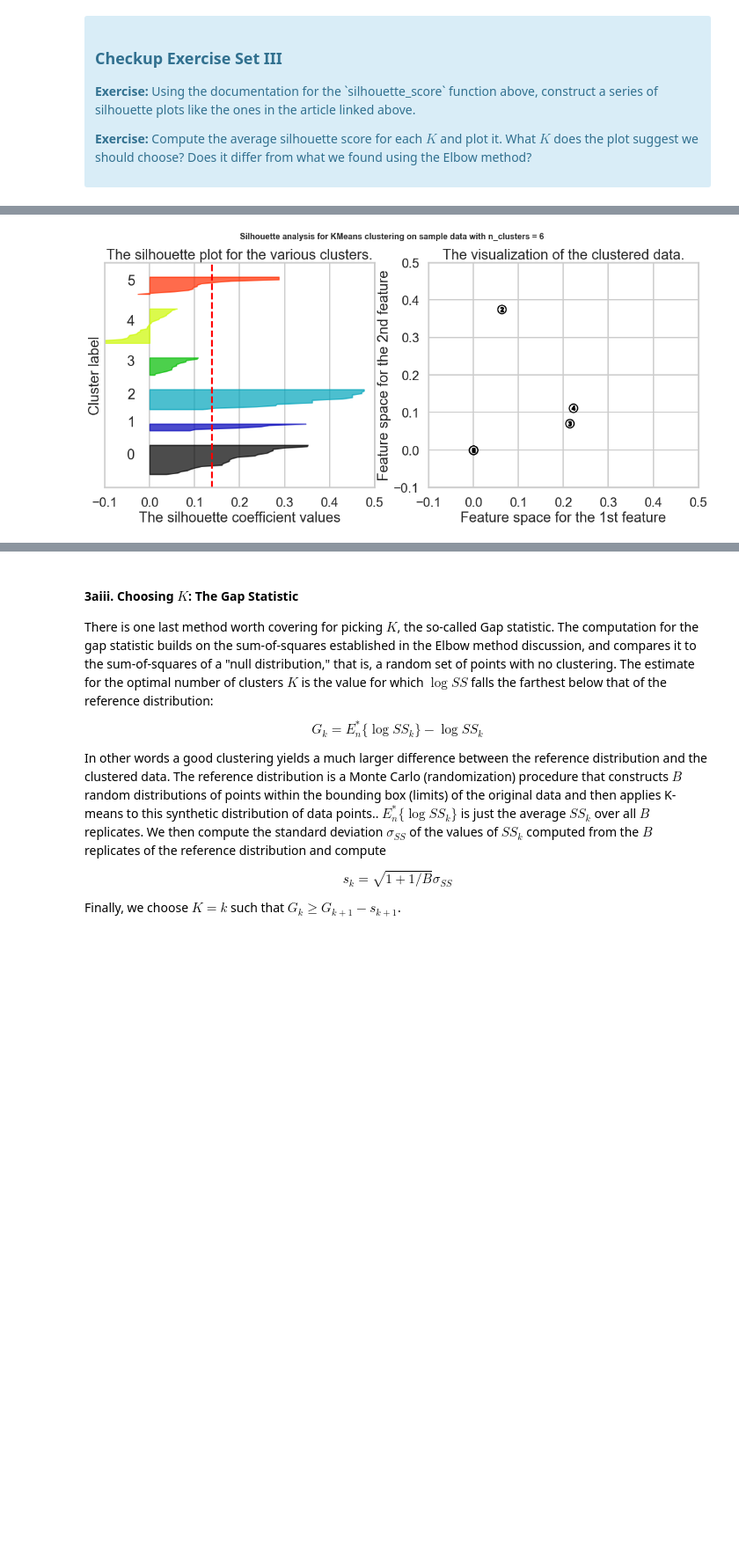
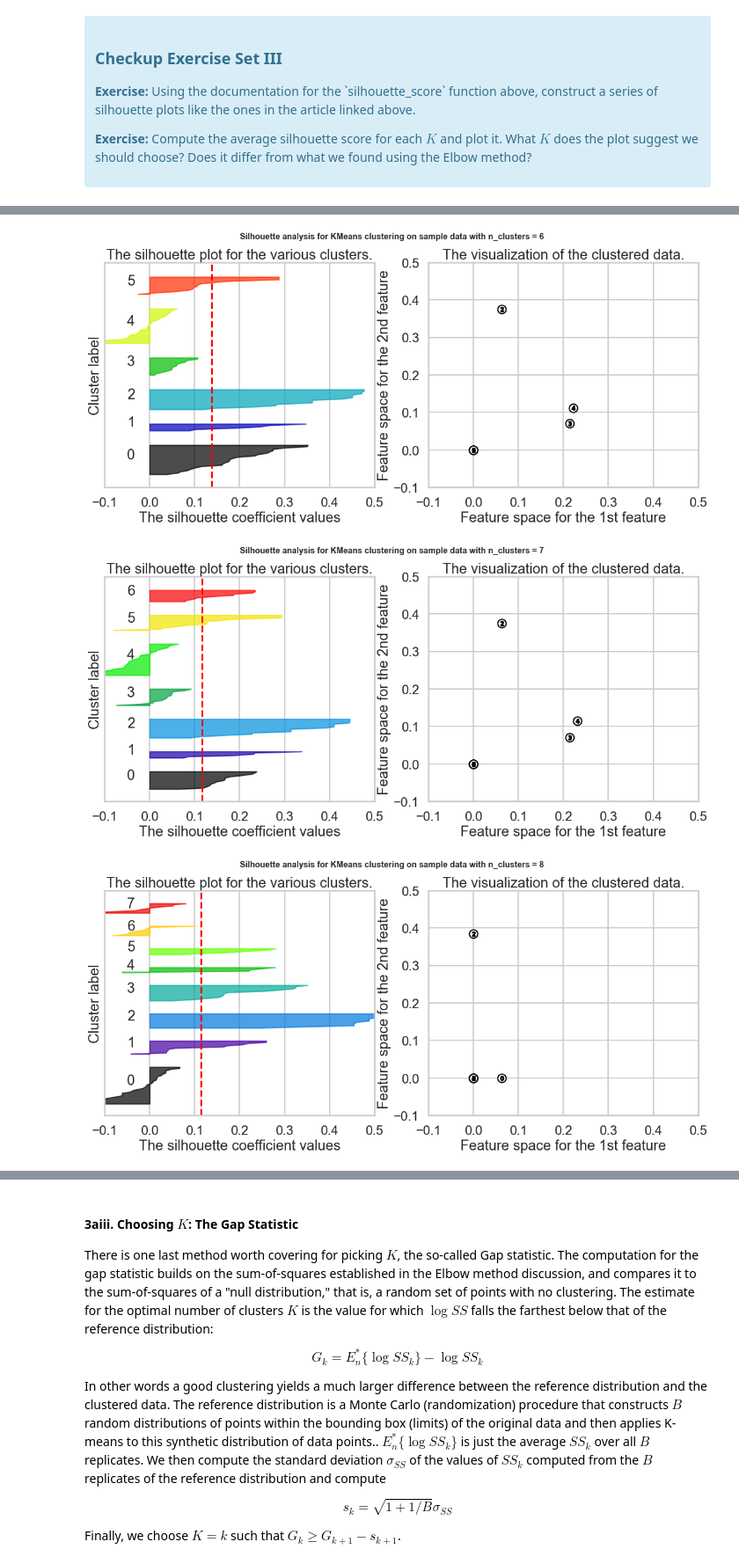
Before and after one commit to Kevin-Kwasnik/case-study--kmeans-clustering, a Jupyter notebook: Clustering Case Study - Customer Segmentation with K-Means - Tier 3.ipynb, the cells around one changed output, grey strips where cells are left out. Shown at 88% size. Drawn from its saved outputs; the diff is of its cells as text; code cells hidden in the pictures; blank space fills up the shorter version.

```diff
--- a/Clustering Case Study - Customer Segmentation with K-Means - Tier 3.ipynb
+++ b/Clustering Case Study - Customer Segmentation with K-Means - Tier 3.ipynb
@@ -321,12 +321,13 @@ import matplotlib.pyplot as plt
 import matplotlib.cm as cm
 import numpy as np
 
+avg_silhouette_scores=[]
 
 # For reproducibility
 
 range_n_clusters = [2, 3, 4, 5, 6]
 
-for n_clusters in range_n_clusters:
+for n_clusters in Krange:
     # Create a subplot with 1 row and 2 columns
     fig, (ax1, ax2) = plt.subplots(1, 2)
     fig.set_size_inches(18, 7)
@@ -352,6 +353,7 @@ for n_clusters in range_n_clusters:
         "The average silhouette_score is :",
         silhouette_avg,
     )
+    avg_silhouette_scores.append(silhouette_avg)
 
     # Compute the silhouette scores for each sample
     sample_silhouette_values = silhouette_samples(x_cols, cluster_labels)
@@ -439,5 +445,7 @@ For n_clusters = 6 The average silhouette_score is : 0.1371798939109807
 [figure]
 [figure]
 [figure]
 [figure]
 [figure]
+[figure, added]
+[figure, added]
```
Also changed, not shown: parts of 8 cells of this notebook.
